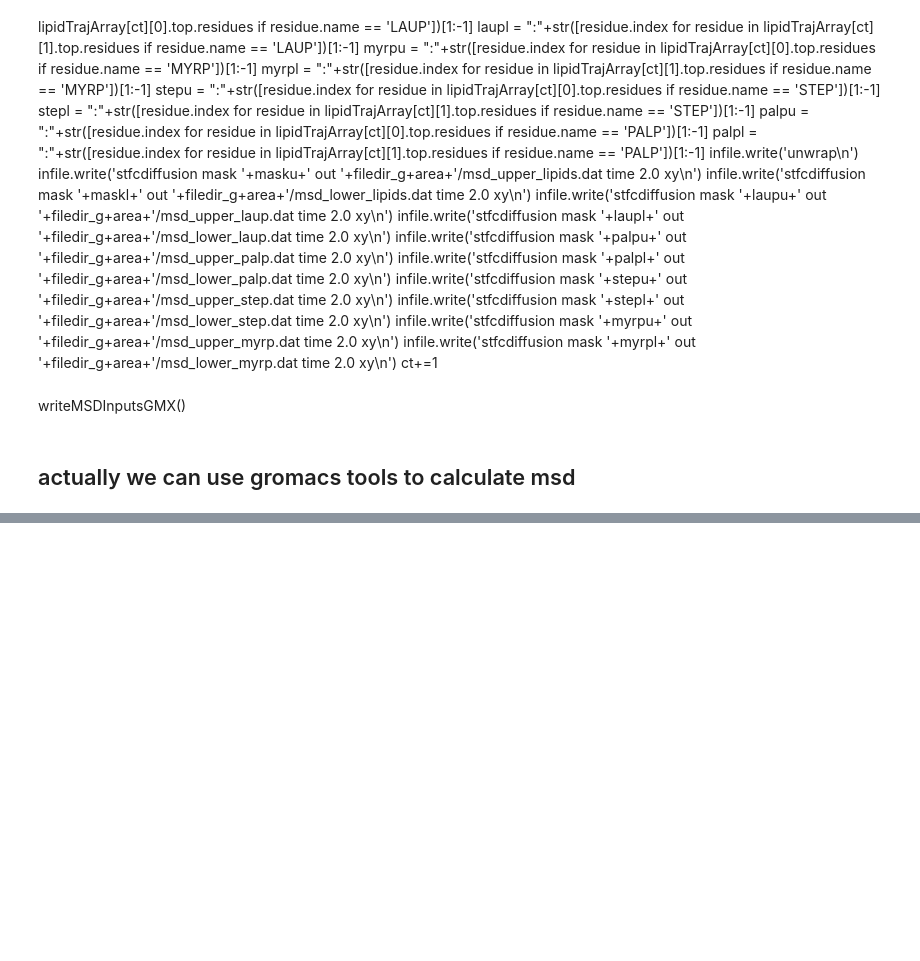
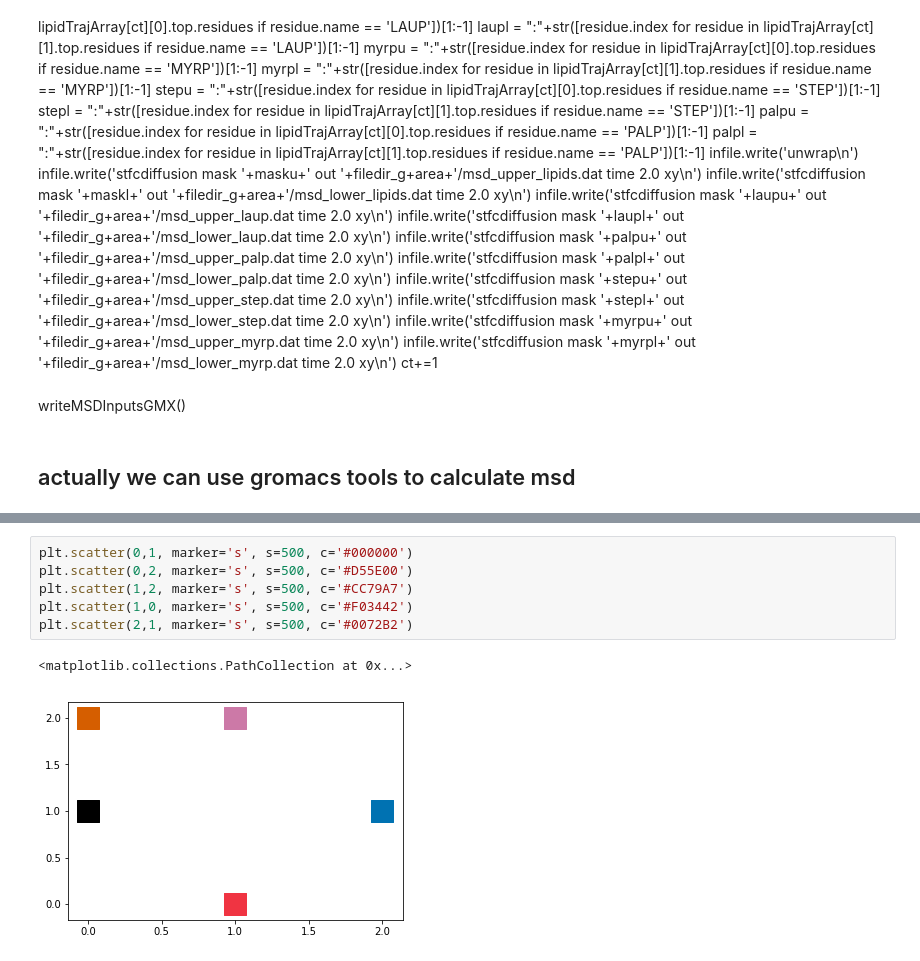
Before and after one commit to fearlessroad/mixed-monolayers, a Jupyter notebook: functions/diffusion.ipynb, the cells around one changed output, grey strips where cells are left out. Drawn from its saved outputs; the diff is of its cells as text; blank space fills up the shorter version.

```diff
--- a/functions/diffusion.ipynb
+++ b/functions/diffusion.ipynb
@@ -236,0 +262,9 @@ writeMSDInputsGMX()
+# %%
+plt.scatter(0,1, marker='s', s=500, c='#000000')
+plt.scatter(0,2, marker='s', s=500, c='#D55E00')
+plt.scatter(1,2, marker='s', s=500, c='#CC79A7')
+plt.scatter(1,0, marker='s', s=500, c='#F03442')
+plt.scatter(2,1, marker='s', s=500, c='#0072B2')
+# %% [output]
+<matplotlib.collections.PathCollection at 0x...>
+[figure, added]
```
Also changed, not shown: parts of 9 cells of this notebook, 2 other files.
